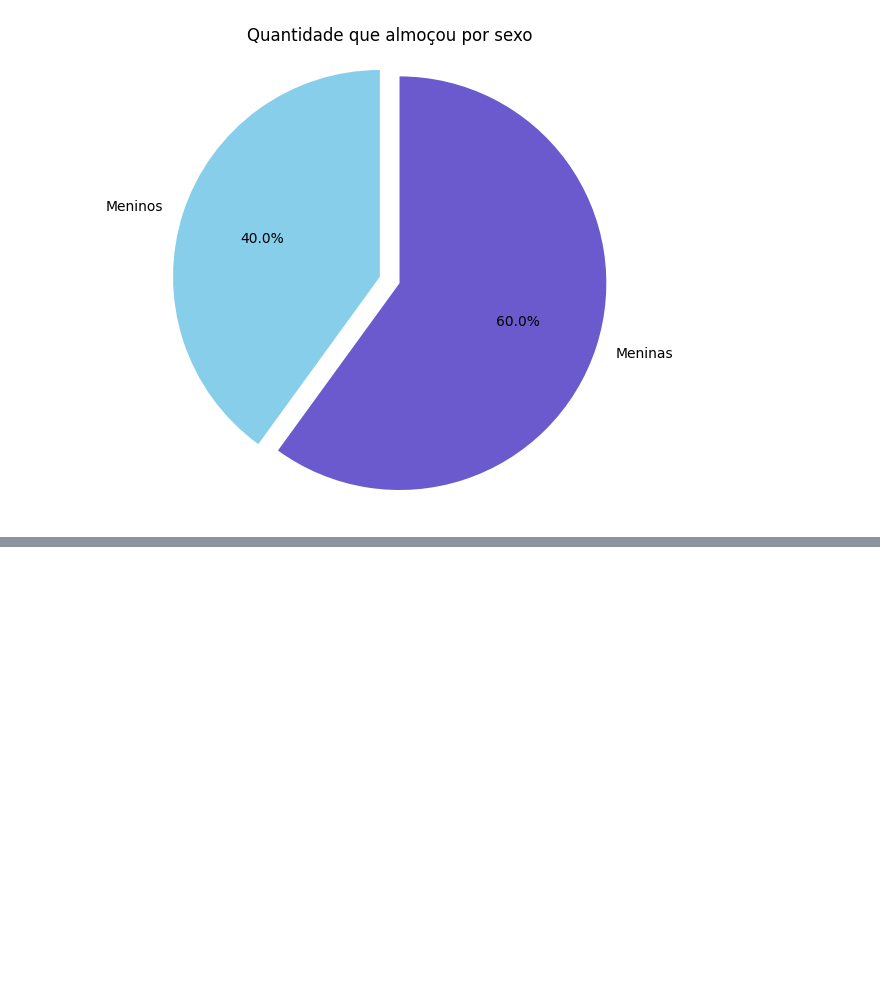
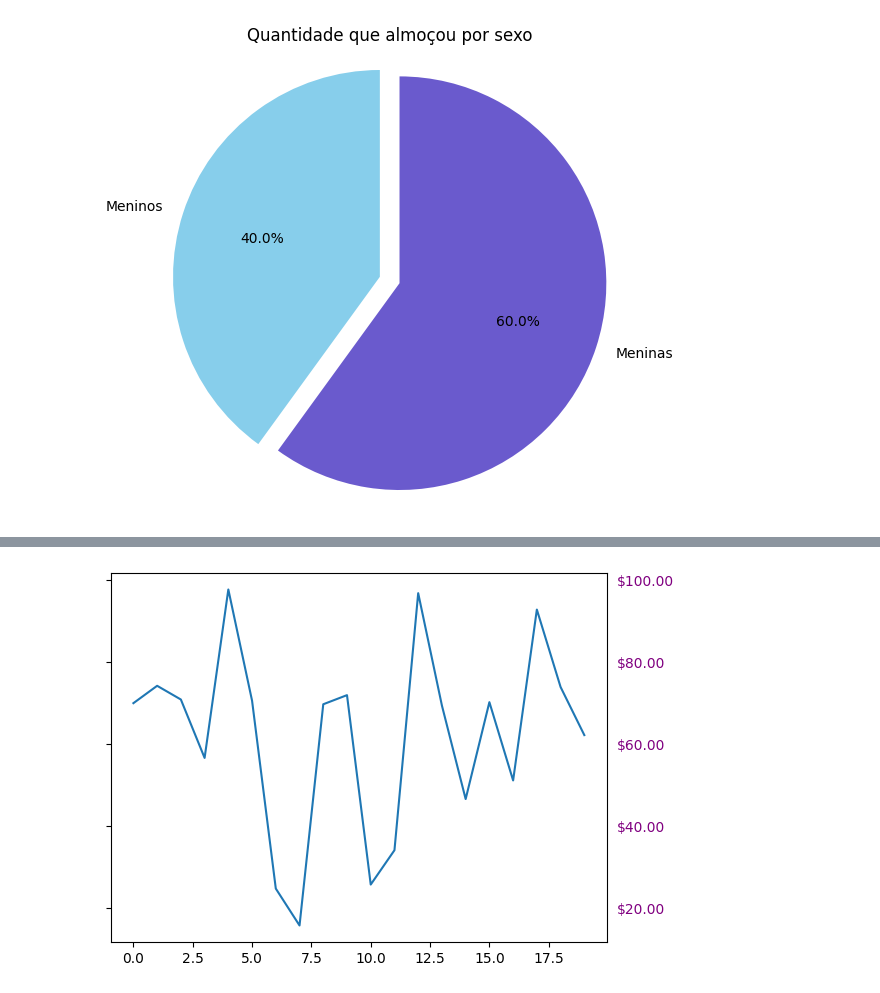
Before and after one commit to jukarolyne/estudos-dados, a Jupyter notebook: estudos-plt.ipynb, the cells around one changed output, grey strips where cells are left out. Saved outputs shown, nothing was run; the diff lists cells and outputs as text; code cells hidden in the pictures; blank space fills up the shorter version.

```diff
--- a/estudos-plt.ipynb
+++ b/estudos-plt.ipynb
@@ -119,0 +140,19 @@ plt.show()
+# %%
+import matplotlib.pyplot as plt
+import numpy as np
+
+# Fixing random state for reproducibility
+np.random.seed(19680801)
+
+fig, ax = plt.subplots()
+ax.plot(100*np.random.rand(20))
+
+# Use automatic StrMethodFormatter
+ax.yaxis.set_major_formatter('${x:1.2f}')
+
+ax.yaxis.set_tick_params(which='major', labelcolor='purple',
+                         labelleft=False, labelright=True)
+
+plt.show()
+# %% [output]
+[figure, added]
```
Also changed, not shown: parts of 1 cell of this notebook.
